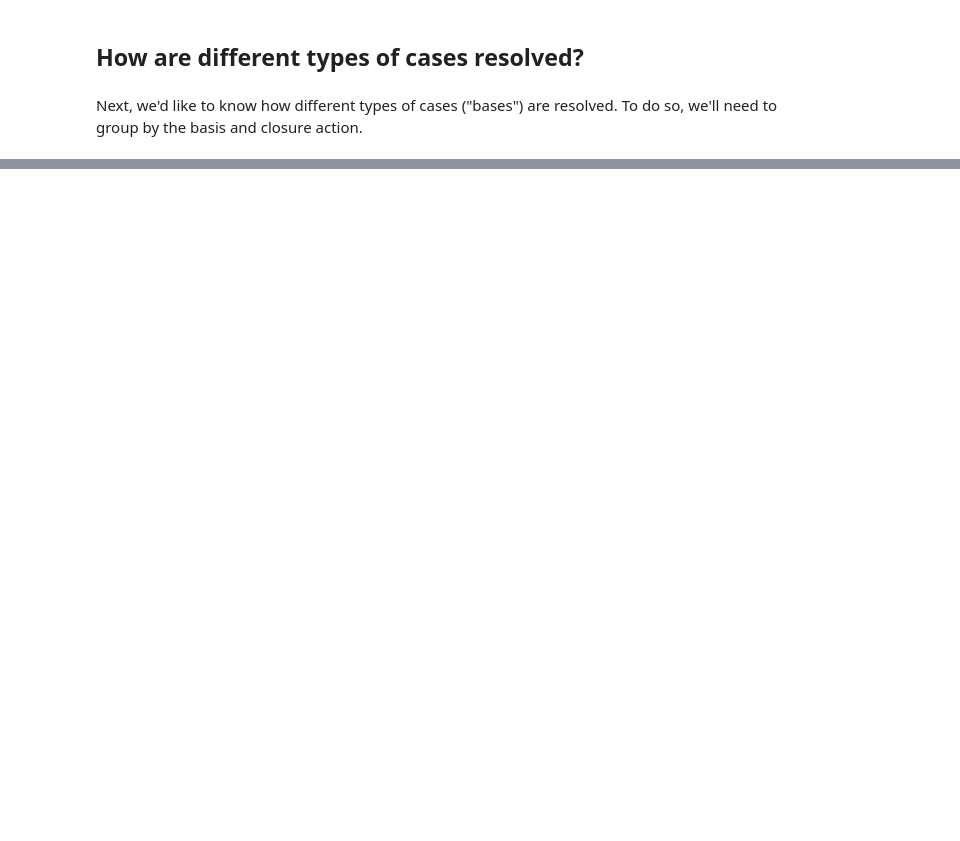
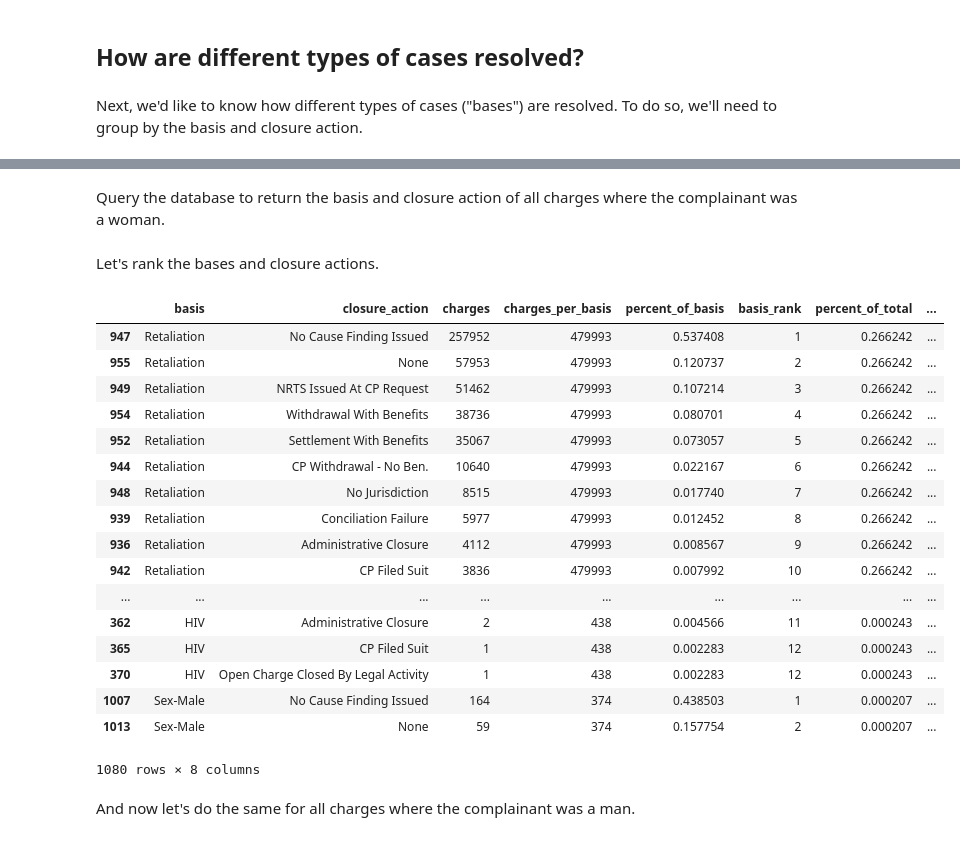
Before and after one commit to PublicI/employment-discrimination, a Jupyter notebook: employment-discrimination.ipynb, the cells around one changed output, grey strips where cells are left out. Saved outputs shown, nothing was run; the diff lists cells and outputs as text; code cells hidden in the pictures; blank space fills up the shorter version.

```diff
--- a/employment-discrimination.ipynb
+++ b/employment-discrimination.ipynb
@@ -377,0 +175,46 @@ Name: state_code, dtype: int64
+# %%
+with open("config.json") as f:
+    conf = json.load(f)
+# %%
+conn_str = "host={} dbname={} user={} password={}".format(conf["host"], conf["database"], conf["user"], conf["password"])
+# %%
+conn = psycopg2.connect(conn_str)
+# %% [markdown]
+Query the database to return the basis and closure action of all charges where the complainant was a woman.
+# %%
+female_bases = pd.read_sql("""select basis, closure_action, count(*) as charges
+                           from eeoc_complaints_11_17
+                           where sex_code = 'F'
+                           group by basis, closure_action
+                           order by basis, closure_action asc""",
+                           con=conn)
+# %% [markdown]
+Let's rank the bases and closure actions.
+# %%
+female_bases["charges_per_basis"] = female_bases["charges"].groupby(female_bases["basis"]).transform(sum)
+female_bases["percent_of_basis"] = female_bases["charges"] / female_bases["charges_per_basis"]
+female_bases["basis_rank"] = female_bases.groupby(["basis"])["percent_of_basis"].rank(method="min", ascending=False).astype(int)
+female_bases["percent_of_total"] = female_bases["charges_per_basis"] / female_bases["charges"].sum()
+female_bases["total_rank"] = female_bases["percent_of_total"].rank(method="dense", ascending=False).astype(int)
+female_bases.sort_values(["percent_of_total", "percent_of_basis"], ascending=False)
+# %% [output]
+|  | basis | closure_action | charges | charges_per_basis | percent_of_basis | basis_rank | percent_of_total | ... |
+| 947 | Retaliation | No Cause Finding Issued | 257952 | 479993 | 0.537408 | 1 | 0.266242 | ... |
+| 955 | Retaliation | None | 57953 | 479993 | 0.120737 | 2 | 0.266242 | ... |
+| 949 | Retaliation | NRTS Issued At CP Request | 51462 | 479993 | 0.107214 | 3 | 0.266242 | ... |
+| 954 | Retaliation | Withdrawal With Benefits | 38736 | 479993 | 0.080701 | 4 | 0.266242 | ... |
+| 952 | Retaliation | Settlement With Benefits | 35067 | 479993 | 0.073057 | 5 | 0.266242 | ... |
+| 944 | Retaliation | CP Withdrawal - No Ben. | 10640 | 479993 | 0.022167 | 6 | 0.266242 | ... |
+| 948 | Retaliation | No Jurisdiction | 8515 | 479993 | 0.017740 | 7 | 0.266242 | ... |
+| 939 | Retaliation | Conciliation Failure | 5977 | 479993 | 0.012452 | 8 | 0.266242 | ... |
+| 936 | Retaliation | Administrative Closure | 4112 | 479993 | 0.008567 | 9 | 0.266242 | ... |
+| 942 | Retaliation | CP Filed Suit | 3836 | 479993 | 0.007992 | 10 | 0.266242 | ... |
+| ... | ... | ... | ... | ... | ... | ... | ... | ... |
+| 362 | HIV | Administrative Closure | 2 | 438 | 0.004566 | 11 | 0.000243 | ... |
+| 365 | HIV | CP Filed Suit | 1 | 438 | 0.002283 | 12 | 0.000243 | ... |
+| 370 | HIV | Open Charge Closed By Legal Activity | 1 | 438 | 0.002283 | 12 | 0.000243 | ... |
+| 1007 | Sex-Male | No Cause Finding Issued | 164 | 374 | 0.438503 | 1 | 0.000207 | ... |
+| 1013 | Sex-Male | None | 59 | 374 | 0.157754 | 2 | 0.000207 | ... |
+1080 rows × 8 columns
+# %% [markdown]
+And now let's do the same for all charges where the complainant was a man.
```
Also changed, not shown: parts of 72 cells of this notebook.
